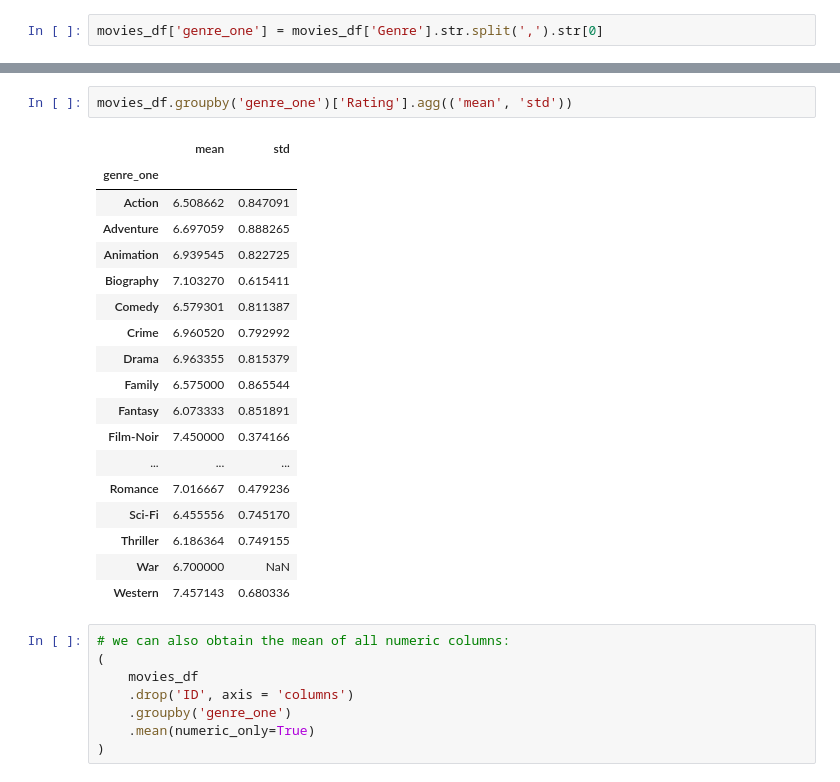
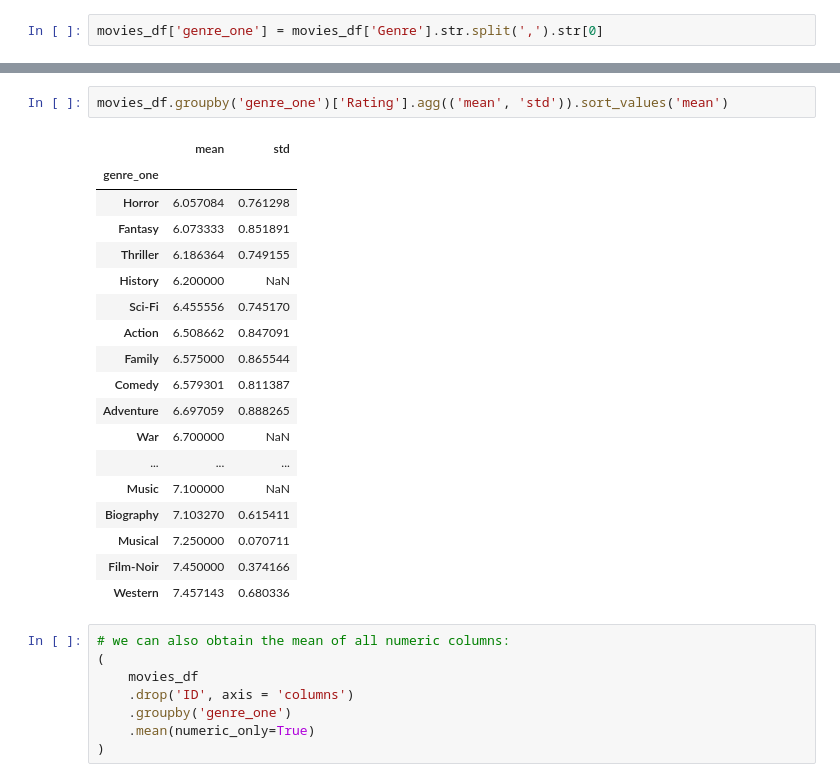
Before and after one commit to ami-null/python-course, a Jupyter notebook: 12_pandas.ipynb, the cells around one changed output, grey strips where cells are left out. Drawn from its saved outputs; the diff is of its cells as text.

```diff
--- a/12_pandas.ipynb
+++ b/12_pandas.ipynb
@@ -959,23 +997,23 @@ movies_df['genre_one'] = movies_df['Genre'].str.split(',').str[0]
 # %%
-movies_df.groupby('genre_one')['Rating'].agg(('mean', 'std'))
+movies_df.groupby('genre_one')['Rating'].agg(('mean', 'std')).sort_values('mean')
 # %% [output]
 |  | mean | std |
 | genre_one |  |  |
+| Horror | 6.057084 | 0.761298 |
+| Fantasy | 6.073333 | 0.851891 |
+| Thriller | 6.186364 | 0.749155 |
+| History | 6.200000 | NaN |
+| Sci-Fi | 6.455556 | 0.745170 |
 | Action | 6.508662 | 0.847091 |
+| Family | 6.575000 | 0.865544 |
+| Comedy | 6.579301 | 0.811387 |
 | Adventure | 6.697059 | 0.888265 |
-| Animation | 6.939545 | 0.822725 |
+| War | 6.700000 | NaN |
+| ... | ... | ... |
+| Music | 7.100000 | NaN |
 | Biography | 7.103270 | 0.615411 |
-| Comedy | 6.579301 | 0.811387 |
-| Crime | 6.960520 | 0.792992 |
-| Drama | 6.963355 | 0.815379 |
-| Family | 6.575000 | 0.865544 |
-| Fantasy | 6.073333 | 0.851891 |
+| Musical | 7.250000 | 0.070711 |
 | Film-Noir | 7.450000 | 0.374166 |
-| ... | ... | ... |
-| Romance | 7.016667 | 0.479236 |
-| Sci-Fi | 6.455556 | 0.745170 |
-| Thriller | 6.186364 | 0.749155 |
-| War | 6.700000 | NaN |
 | Western | 7.457143 | 0.680336 |
 # %%
 # we can also obtain the mean of all numeric columns:
```
Also changed, not shown: parts of 9 cells of this notebook.
